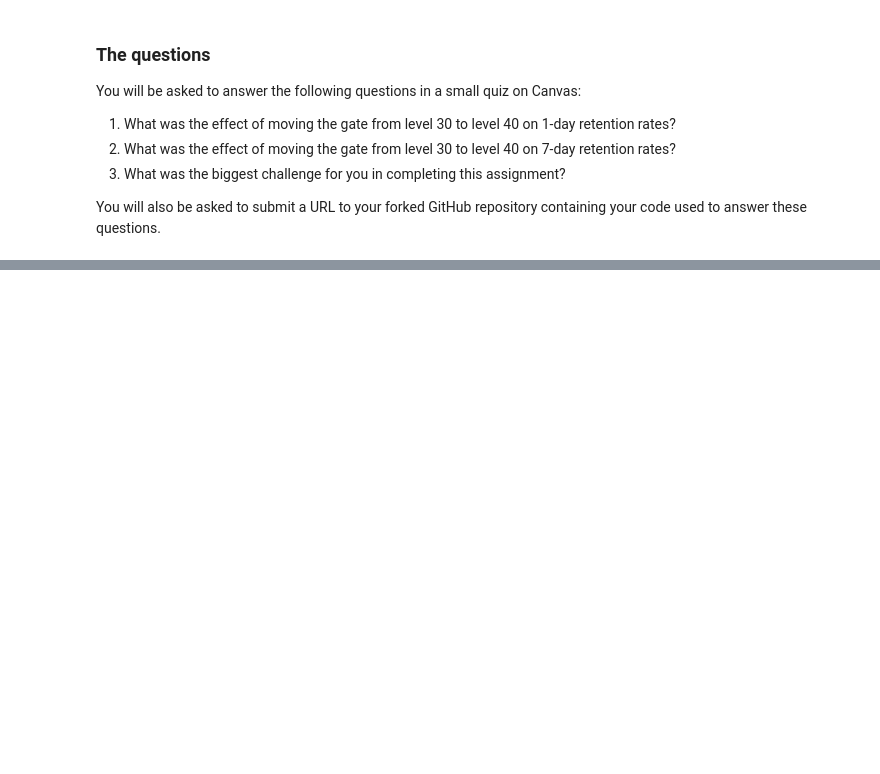
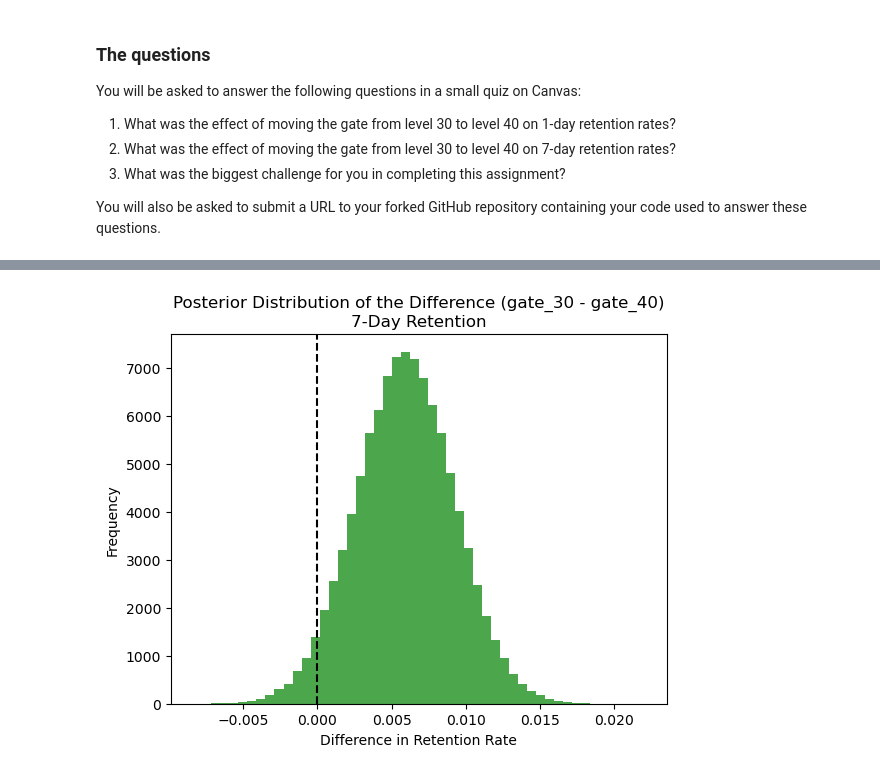
Before and after one commit to aminul293/econ8310-assignment4, a Jupyter notebook: assignment_notebook.ipynb, the cells around one changed output, grey strips where cells are left out. Drawn from its saved outputs; the diff is of its cells as text; code cells hidden in the pictures; blank space fills up the shorter version.

```diff
--- a/assignment_notebook.ipynb
+++ b/assignment_notebook.ipynb
@@ -166,0 +244,15 @@ plt.show()
+# %%
+# Simulate samples from the Beta posteriors for retention 7
+samples_30_ret7 = np.random.beta(successes_30 + 1, trials_30 - successes_30 + 1, 100000)
+samples_40_ret7 = np.random.beta(successes_40 + 1, trials_40 - successes_40 + 1, 100000)
+diff_ret7 = samples_30_ret7 - samples_40_ret7
+
+# Plot the histogram
+plt.hist(diff_ret7, bins=50, color='green', alpha=0.7)
+plt.title('Posterior Distribution of the Difference (gate_30 - gate_40)\n7-Day Retention')
+plt.xlabel('Difference in Retention Rate')
+plt.ylabel('Frequency')
+plt.axvline(0, color='black', linestyle='--')
+plt.show()
+# %% [output]
+[figure, added]
```
Also changed, not shown: parts of 14 cells of this notebook, 1 other file.
